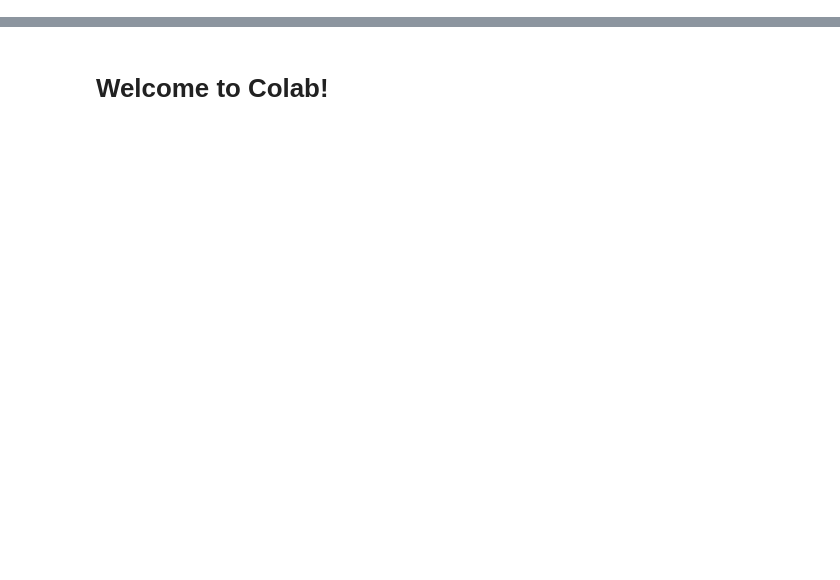
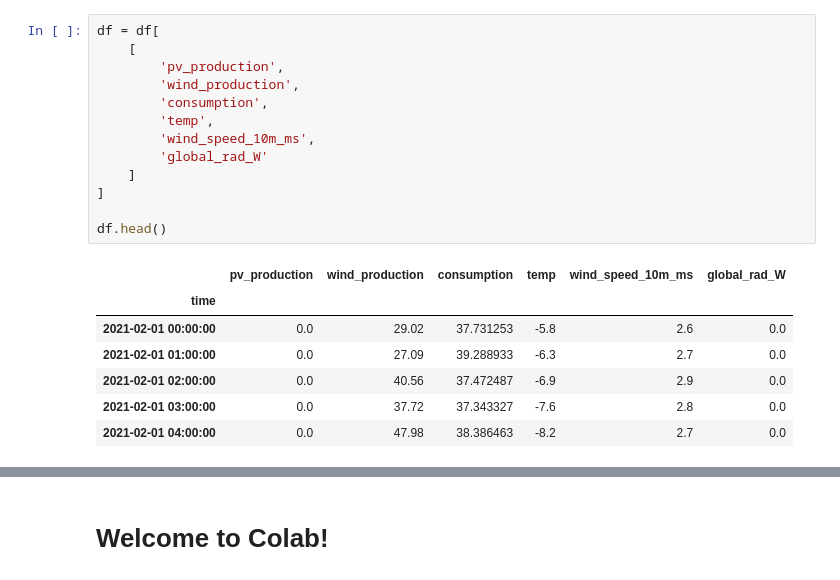
Before and after one commit to shaikat525/Shaikat-Majumder, a Jupyter notebook: Welcome_To_Colab.ipynb, the cells around one changed output, grey strips where cells are left out. Drawn from its saved outputs; the diff is of its cells as text; blank space fills up the shorter version.

```diff
--- a/Welcome_To_Colab.ipynb
+++ b/Welcome_To_Colab.ipynb
@@ -2,0 +84,21 @@
+# %%
+df = df[
+    [
+        'pv_production',
+        'wind_production',
+        'consumption',
+        'temp',
+        'wind_speed_10m_ms',
+        'global_rad_W'
+    ]
+]
+
+df.head()
+# %% [output]
+|  | pv_production | wind_production | consumption | temp | wind_speed_10m_ms | global_rad_W |
+| time |  |  |  |  |  |  |
+| 2021-02-01 00:00:00 | 0.0 | 29.02 | 37.731253 | -5.8 | 2.6 | 0.0 |
+| 2021-02-01 01:00:00 | 0.0 | 27.09 | 39.288933 | -6.3 | 2.7 | 0.0 |
+| 2021-02-01 02:00:00 | 0.0 | 40.56 | 37.472487 | -6.9 | 2.9 | 0.0 |
+| 2021-02-01 03:00:00 | 0.0 | 37.72 | 37.343327 | -7.6 | 2.8 | 0.0 |
+| 2021-02-01 04:00:00 | 0.0 | 47.98 | 38.386463 | -8.2 | 2.7 | 0.0 |
```
Also changed, not shown: parts of 31 cells of this notebook.
